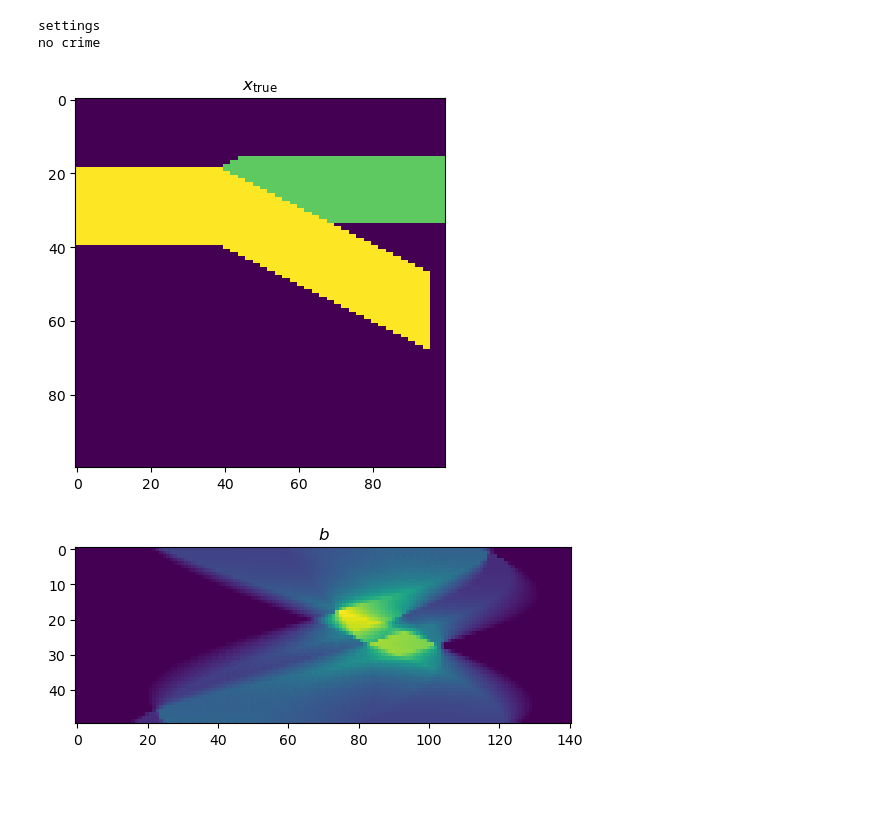
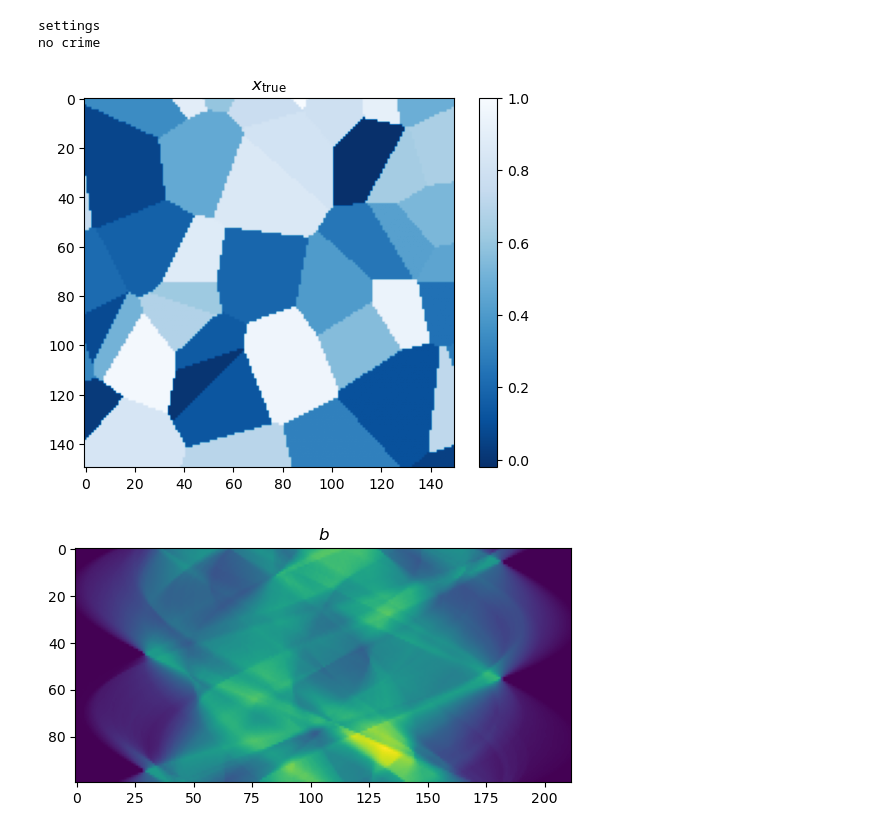
Before and after one commit to mpasha3/IRLS_prec_GSBL, a Jupyter notebook: test_problems/2d_tomo_grains_iasgks.ipynb, the cells around one changed output. Cells and saved outputs as stored; diff of their text form; code cells hidden in the pictures; blank space fills up the shorter version.

```diff
--- a/test_problems/2d_tomo_grains_iasgks.ipynb
+++ b/test_problems/2d_tomo_grains_iasgks.ipynb
@@ -17,32 +17,33 @@ from rsolvers import RIASGKS, RMMGKS
 # Define an object of the class Tomogrpahy
 Tomo = Tomography ()
 # Specify the dimensions of the phantom and the number of angels
-nx = 100
-ny = 100
-views = 50
+nx = 150
+ny = 150
+views = 100
 # Define the true solution throught the function gen_true ().
-( x_true , nx , ny ) = Tomo.gen_true( test_problem = "tectonic", nx = nx , ny = ny)
+( x_true , nx , ny ) = Tomo.gen_true( test_problem = "grains", nx = nx , ny = ny)
 # Define the forward operator
 A = Tomo.forward_Op( nx , ny , views )
 # Generate the data
 (A , b_true , p , q , AforMatrixOperation ) = Tomo.gen_data( x_true , nx , ny , views )
 # Add noise in the true simulated sinogram b_true
-(b , delta ) = Tomo . add_noise ( b_true = b_true , opt = "Gaussian", noise_level= 0.001)
+(b , delta ) = Tomo.add_noise( b_true = b_true , opt = "Gaussian", noise_level= 0.001)
 # %% [output]
 settings
 no crime
 # %%
-plt.imshow(x_true.reshape((nx,ny)))
+plt.imshow(x_true.reshape((nx,ny)), cmap="Blues_r")
 plt.title("$x_{\\text{true}}$")
+plt.colorbar()
 plt.show()
 # %% [output]
-[figure, old version]
+[figure, new version]
 # %%
 plt.imshow(b)
 plt.title("$b$")
 plt.show()
 # %% [output]
-[figure, old version]
+[figure, new version]
 # %%
 plt.imshow((A.T @ b.flatten()).reshape((nx,ny)))
 plt.title("$A^T b$")
```
Also changed, not shown: parts of 7 cells of this notebook, 15 other files.
